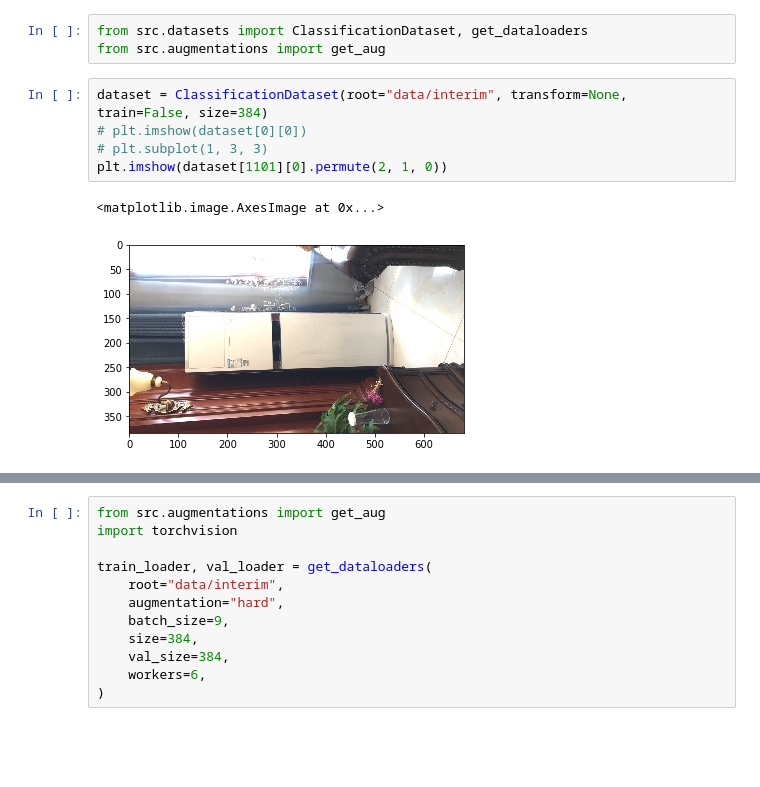
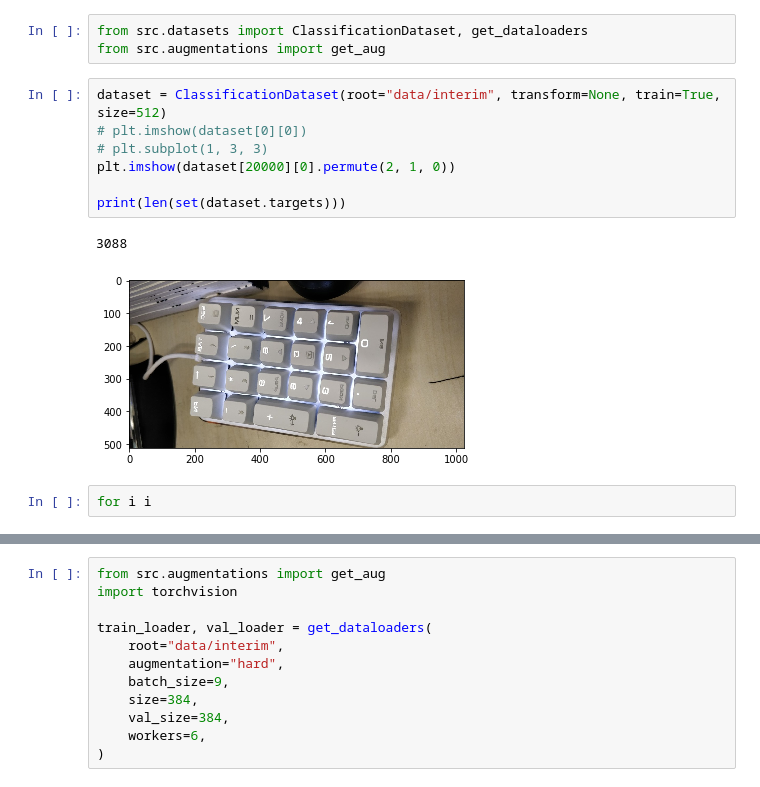
Before and after one commit to zakajd/huawei2020, a Jupyter notebook: notebooks/1_EDA_Jamil.ipynb, the cells around one changed output, grey strips where cells are left out. Cells and saved outputs as stored; diff of their text form; blank space fills up the shorter version.

```diff
--- a/notebooks/1_EDA_Jamil.ipynb
+++ b/notebooks/1_EDA_Jamil.ipynb
@@ -260,13 +187,17 @@ NameError: name 'self' is not defined
 from src.datasets import ClassificationDataset, get_dataloaders
 from src.augmentations import get_aug
 # %%
-dataset = ClassificationDataset(root="data/interim", transform=None, train=False, size=384)
+dataset = ClassificationDataset(root="data/interim", transform=None, train=True, size=512)
 # plt.imshow(dataset[0][0])
 # plt.subplot(1, 3, 3)
-plt.imshow(dataset[1101][0].permute(2, 1, 0))
+plt.imshow(dataset[20000][0].permute(2, 1, 0))
+
+print(len(set(dataset.targets)))
 # %% [output]
-<matplotlib.image.AxesImage at 0x...>
+3088
-[figure, old version]
+[figure, new version]
+# %%
+for i i
 # %%
 # Init dataset and plot 4 images with the same label to check, if label is correct
 SIZE = 512
```
Also changed, not shown: parts of 8 cells of this notebook, 8 other files.
